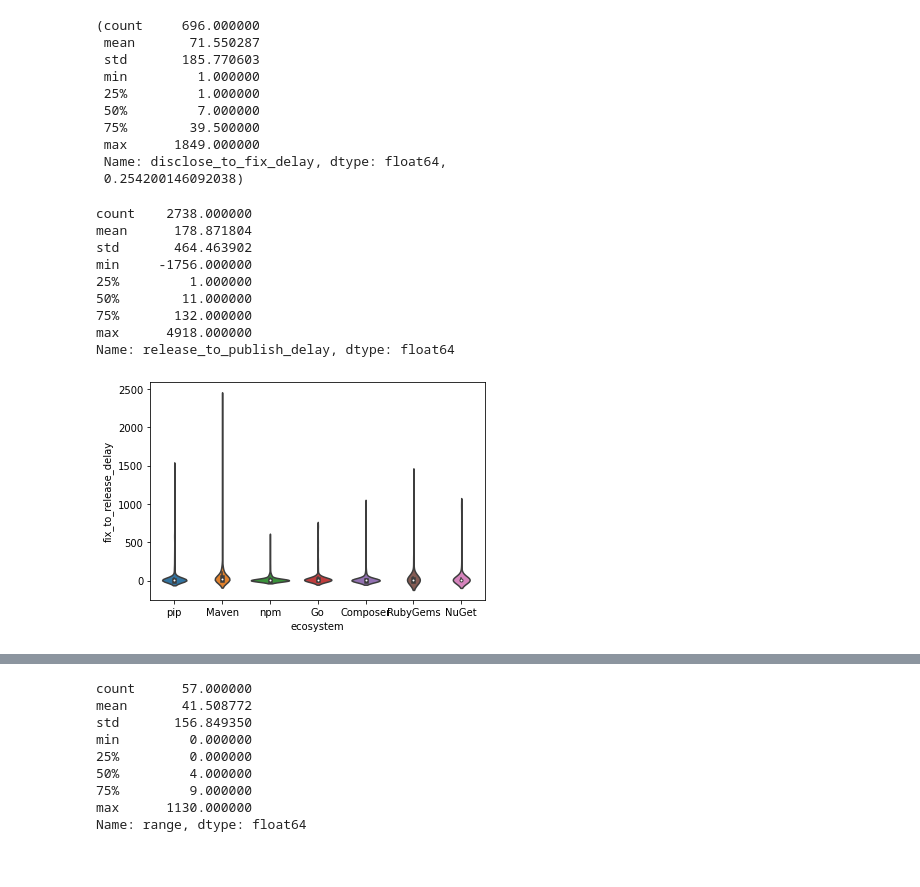
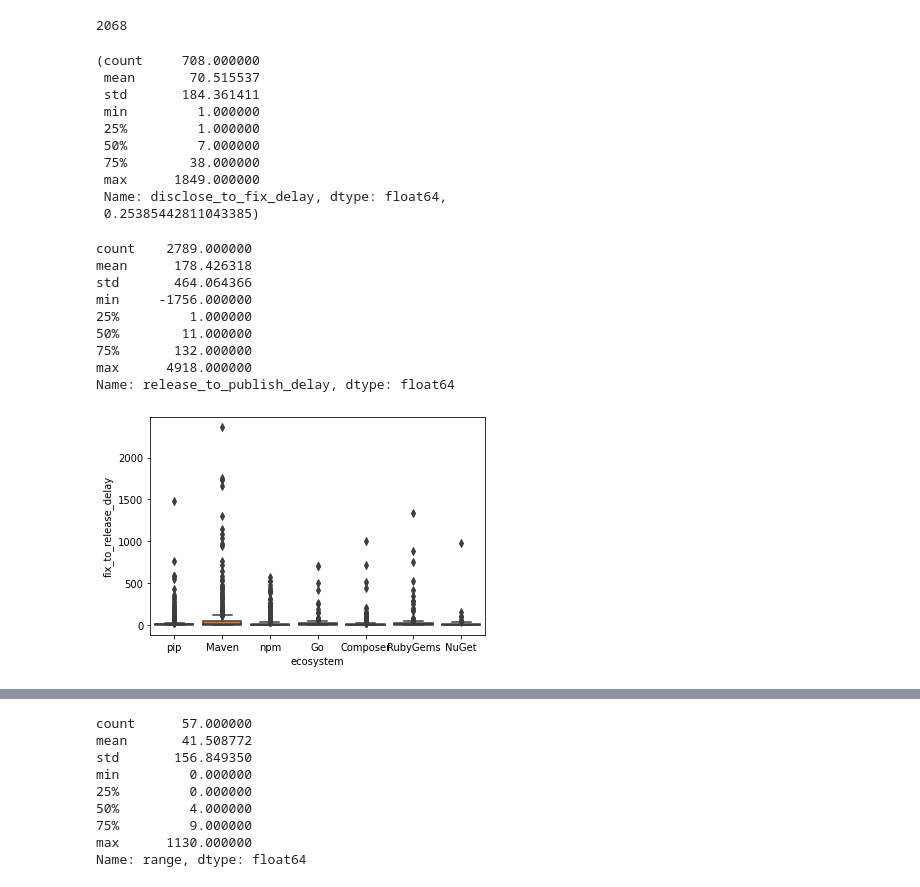
Before and after one commit to nasifimtiazohi/advisory-lifecycle, a Jupyter notebook: data_explore/rq1.ipynb, the cells around one changed output, grey strips where cells are left out. Saved outputs shown, nothing was run; the diff lists cells and outputs as text; code cells hidden in the pictures.

Commit message:
fixing main table

```diff
--- a/data_explore/rq1.ipynb
+++ b/data_explore/rq1.ipynb
@@ -10,6 +52,6 @@ import seaborn as sns
 # %%
 q = '''select advisory_id, package_id, ecosystem, type, severity, disclose_date, publish_date,
-       fix_commit_date, release_date, version
+        fix_commit_date, release_date, version, concat('package', package_id, 'version', version) as fixing_release
         from
         (select advisory_id, min(commit_date) as fix_commit_date
         from fix_commits fc
@@ -50,25 +92,29 @@ df
+# %%
+df['advisory_id'].nunique()
+# %% [output]
+2068
 # %%
 total = len(df)
 d2f = df[df['disclose_to_fix_delay'] > 0]
 before = len(d2f)
 d2f['disclose_to_fix_delay'].describe(), before/total
 # %% [output]
-(count     696.000000
- mean       71.550287
- std       185.770603
+(count     708.000000
+ mean       70.515537
+ std       184.361411
  min         1.000000
  25%         1.000000
  50%         7.000000
- 75%        39.500000
+ 75%        38.000000
  max      1849.000000
  Name: disclose_to_fix_delay, dtype: float64,
- 0.254200146092038)
+ 0.25385442811043385)
 # %%
 df['release_to_publish_delay'].describe()
 # %% [output]
-count    2738.000000
-mean      178.871804
-std       464.463902
+count    2789.000000
+mean      178.426318
+std       464.064366
 min     -1756.000000
 25%         1.000000
 50%        11.000000
@@ -80,10 +127,10 @@ wrong = df[df['fix_to_release_delay'] < 0]
 wrong.to_csv('delaylessthanzero.csv', index=False)
 # %%
 df= df[df['fix_to_release_delay'] >= 0]
-ax = sns.violinplot(y='fix_to_release_delay', x='ecosystem', data = df)
+ax = sns.boxplot(y='fix_to_release_delay', x='ecosystem', data = df)
 plt.savefig('fix_to_release_delay.png')
 # %% [output]
-[figure, old version]
+[figure, new version]
 # %%
 gb = df.groupby('ecosystem')
 eco_dfs = [(x,gb.get_group(x)) for x in gb.groups]
```
Also changed, not shown: parts of 15 cells of this notebook, 4 other files.
